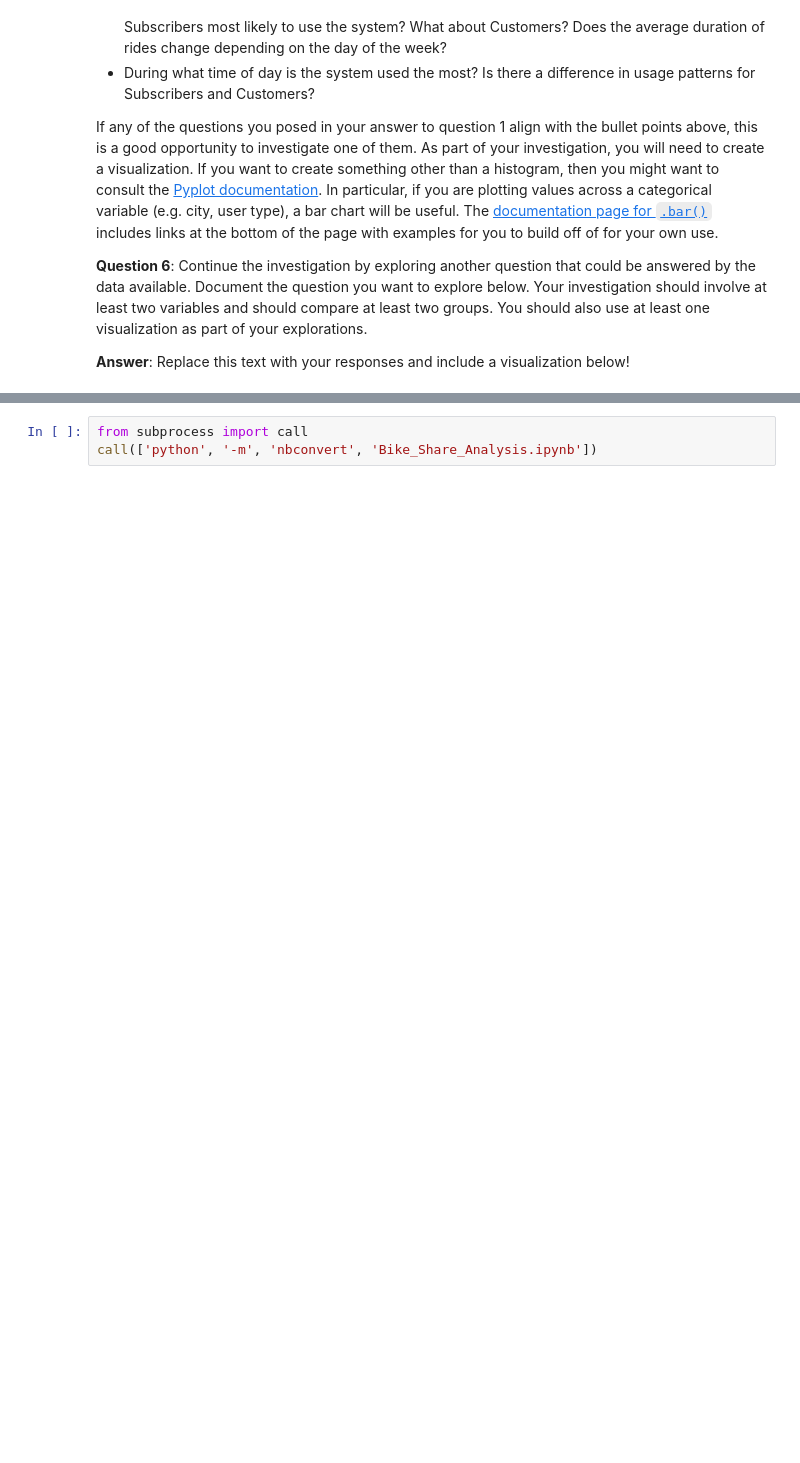
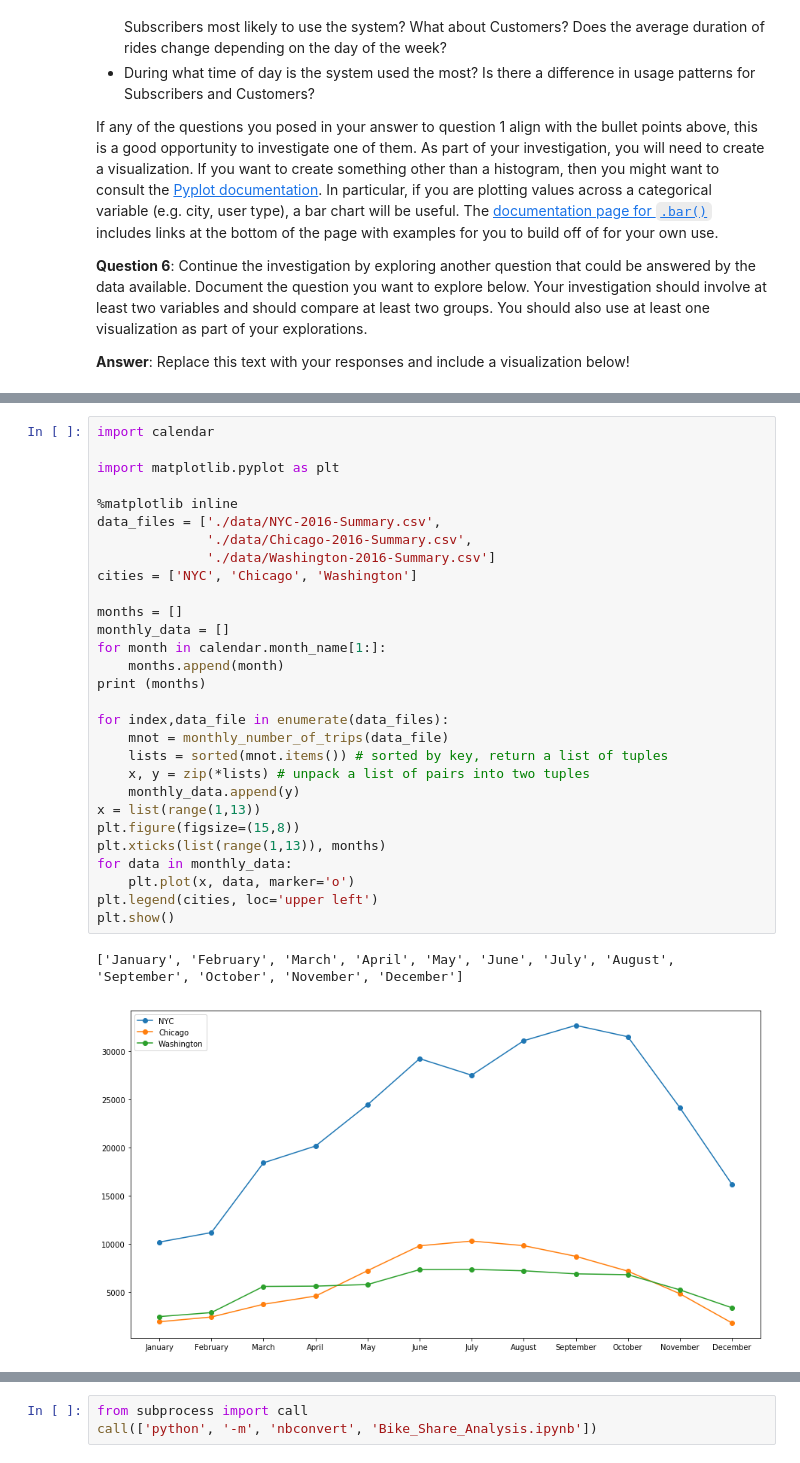
Before and after one commit to CosmicCoder96/ML-foundation-US-bike-share, a Jupyter notebook: Bike_Share_Analysis.ipynb, the cells around one changed output, grey strips where cells are left out. Saved outputs shown, nothing was run; the diff lists cells and outputs as text; blank space fills up the shorter version.

```diff
--- a/Bike_Share_Analysis.ipynb
+++ b/Bike_Share_Analysis.ipynb
@@ -649,3 +676,35 @@ If any of the questions you posed in your answer to question 1 align with the bu
+# %%
+import calendar
+
+import matplotlib.pyplot as plt
+
+%matplotlib inline
+data_files = ['./data/NYC-2016-Summary.csv',
+              './data/Chicago-2016-Summary.csv',
+              './data/Washington-2016-Summary.csv']
+cities = ['NYC', 'Chicago', 'Washington']
+
+months = []
+monthly_data = []
+for month in calendar.month_name[1:]:
+    months.append(month)
+print (months)
+
+for index,data_file in enumerate(data_files):
+    mnot = monthly_number_of_trips(data_file)
+    lists = sorted(mnot.items()) # sorted by key, return a list of tuples
+    x, y = zip(*lists) # unpack a list of pairs into two tuples
+    monthly_data.append(y)
+x = list(range(1,13))
+plt.figure(figsize=(15,8))
+plt.xticks(list(range(1,13)), months)
+for data in monthly_data:
+    plt.plot(x, data, marker='o')
+plt.legend(cities, loc='upper left')
+plt.show()
+# %% [output]
+['January', 'February', 'March', 'April', 'May', 'June', 'July', 'August', 'September', 'October', 'November', 'December']
+[figure, added]
 # %% [markdown]
 <a id='conclusions'></a>
 ## Conclusions
```
Also changed, not shown: parts of 4 cells of this notebook.
